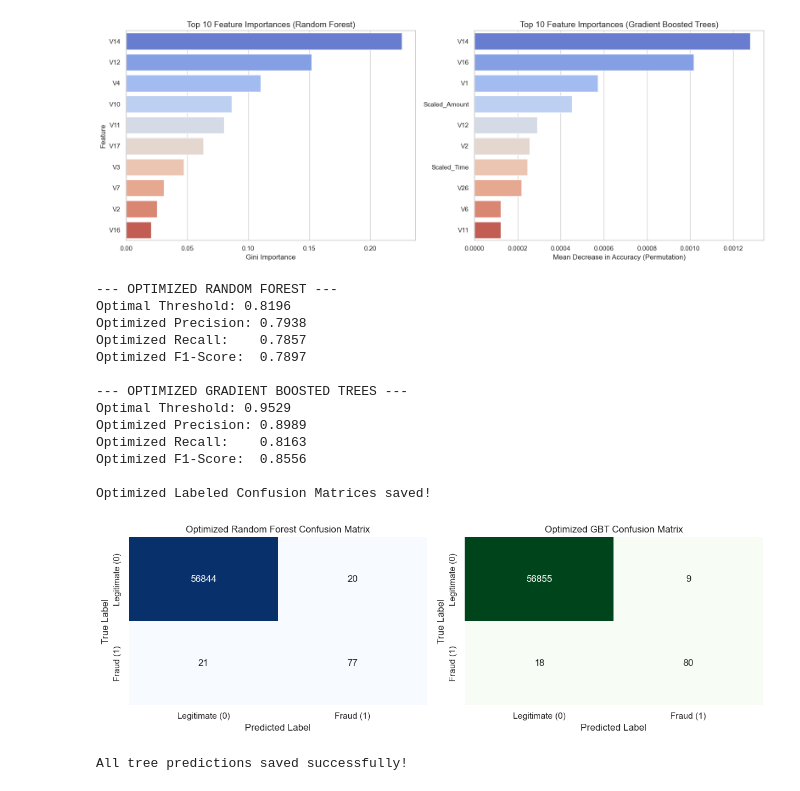
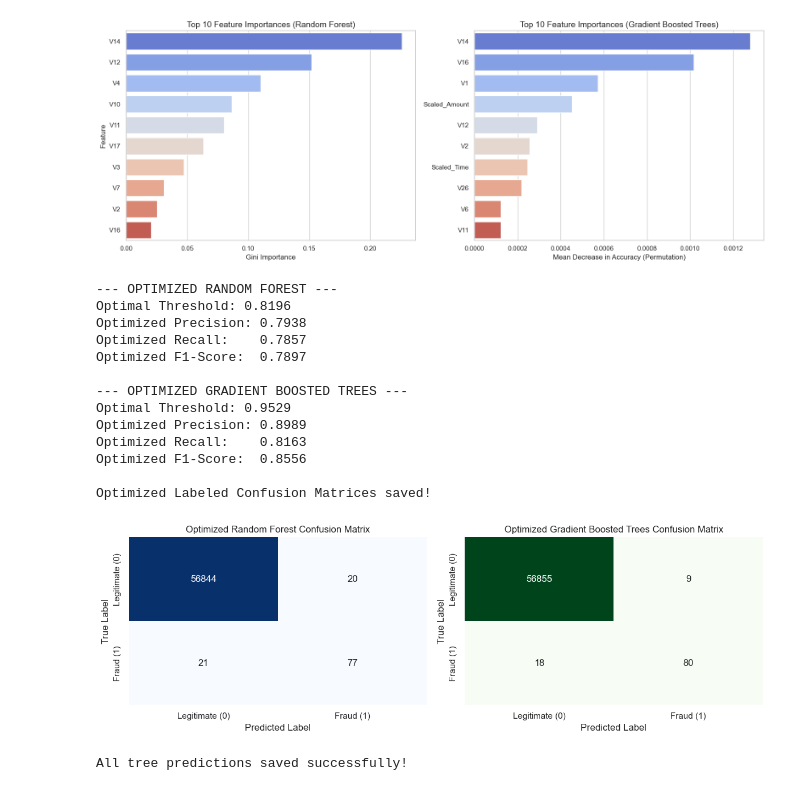
Before and after one commit to amartyakallingal/CS-4641-Credit-Card-Fraud-Project, a Jupyter notebook: tree_models.ipynb, the cells around one changed output. Drawn from its saved outputs; the diff is of its cells as text; code cells hidden in the pictures.

```diff
--- a/tree_models.ipynb
+++ b/tree_models.ipynb
@@ -365,36 +365,36 @@ cm_gbt_opt = confusion_matrix(y_test, optimal_gbt_preds)
 fig, axes = plt.subplots(1, 2, figsize=(12, 4))
 
 sns.heatmap(cm_rf_opt, annot=True, fmt='d', cmap='Blues', ax=axes[0], cbar=False,
             xticklabels=['Legitimate (0)', 'Fraud (1)'], yticklabels=['Legitimate (0)', 'Fraud (1)'])
 axes[0].set_title(f'Optimized Random Forest Confusion Matrix')
 axes[0].set_xlabel('Predicted Label')
 axes[0].set_ylabel('True Label')
 
 sns.heatmap(cm_gbt_opt, annot=True, fmt='d', cmap='Greens', ax=axes[1], cbar=False,
             xticklabels=['Legitimate (0)', 'Fraud (1)'], yticklabels=['Legitimate (0)', 'Fraud (1)'])
-axes[1].set_title(f'Optimized GBT Confusion Matrix')
+axes[1].set_title(f'Optimized Gradient Boosted Trees Confusion Matrix')
 axes[1].set_xlabel('Predicted Label')
 axes[1].set_ylabel('True Label')
 
 plt.tight_layout()
-plt.savefig('optimized_tree_confusion_matrices.png', dpi=300, bbox_inches='tight')
+plt.savefig('tm_optimized_tree_confusion_matrices.png', dpi=300, bbox_inches='tight')
 print("Optimized Labeled Confusion Matrices saved!")
 plt.show()
 # %% [output]
 --- OPTIMIZED RANDOM FOREST ---
 Optimal Threshold: 0.8196
 Optimized Precision: 0.7938
 Optimized Recall:    0.7857
 Optimized F1-Score:  0.7897
 
 --- OPTIMIZED GRADIENT BOOSTED TREES ---
 Optimal Threshold: 0.9529
 Optimized Precision: 0.8989
 Optimized Recall:    0.8163
 Optimized F1-Score:  0.8556
 
 Optimized Labeled Confusion Matrices saved!
-[figure, old version]
+[figure, new version]
 # %%
 # Save all probabilities (including SMOTE LR and the new baselines)
 import numpy as np
```
Also changed, not shown: parts of 5 cells of this notebook, 3 other files.
